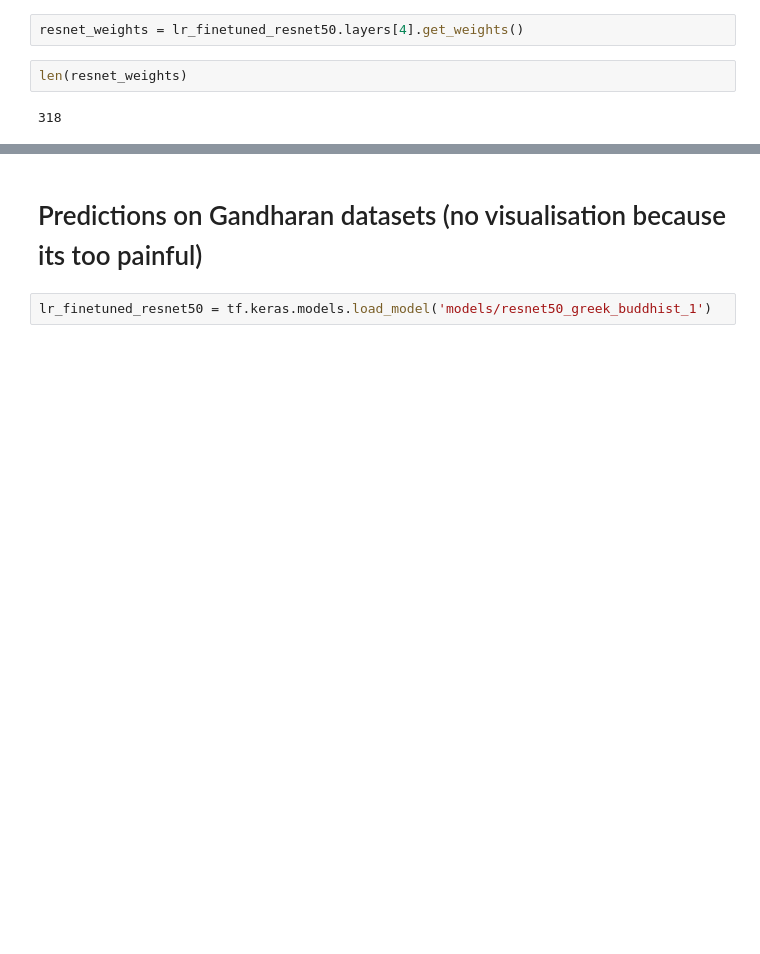
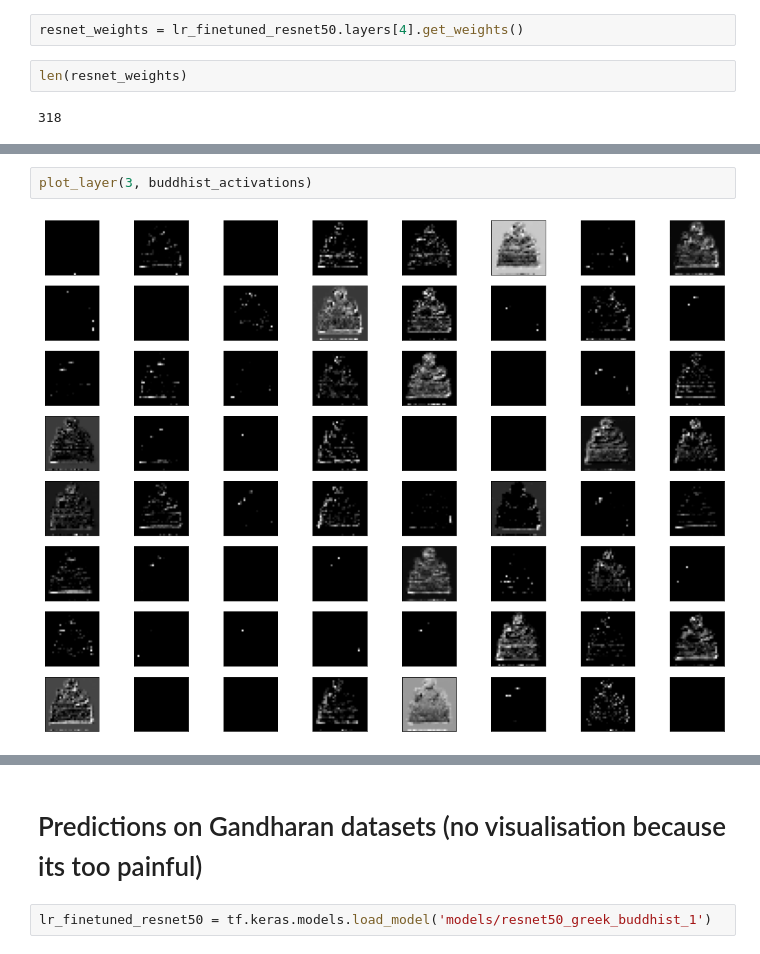
Before and after one commit to kraftedcheese/gandhara-ish, a Jupyter notebook: CNN_experiments.ipynb, the cells around one changed output, grey strips where cells are left out. Cells and saved outputs as stored; diff of their text form; blank space fills up the shorter version.

```diff
--- a/CNN_experiments.ipynb
+++ b/CNN_experiments.ipynb
@@ -659,0 +796,4 @@ len(resnet_weights)
+# %%
+plot_layer(3, buddhist_activations)
+# %% [output]
+[figure, added]
```
Also changed, not shown: parts of 28 cells of this notebook.
